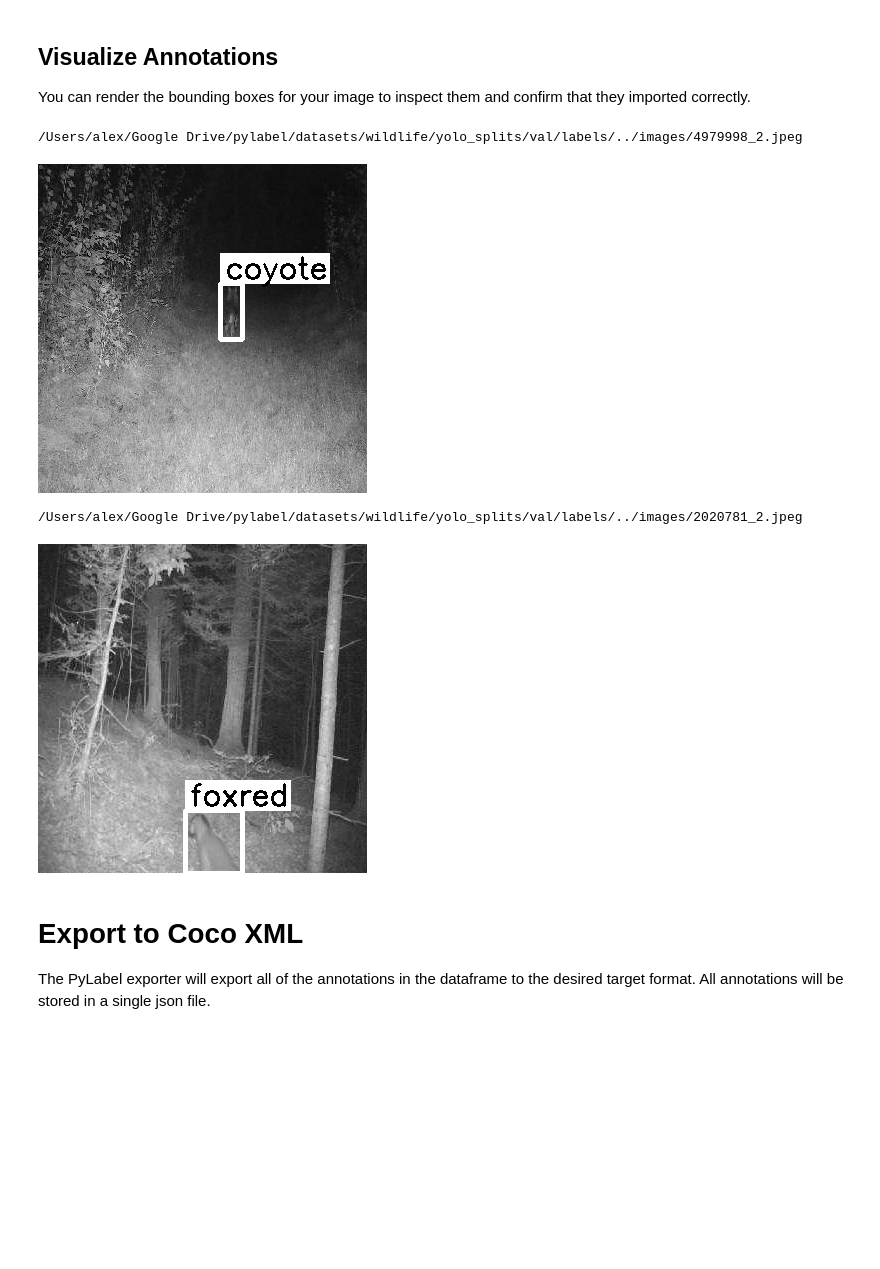
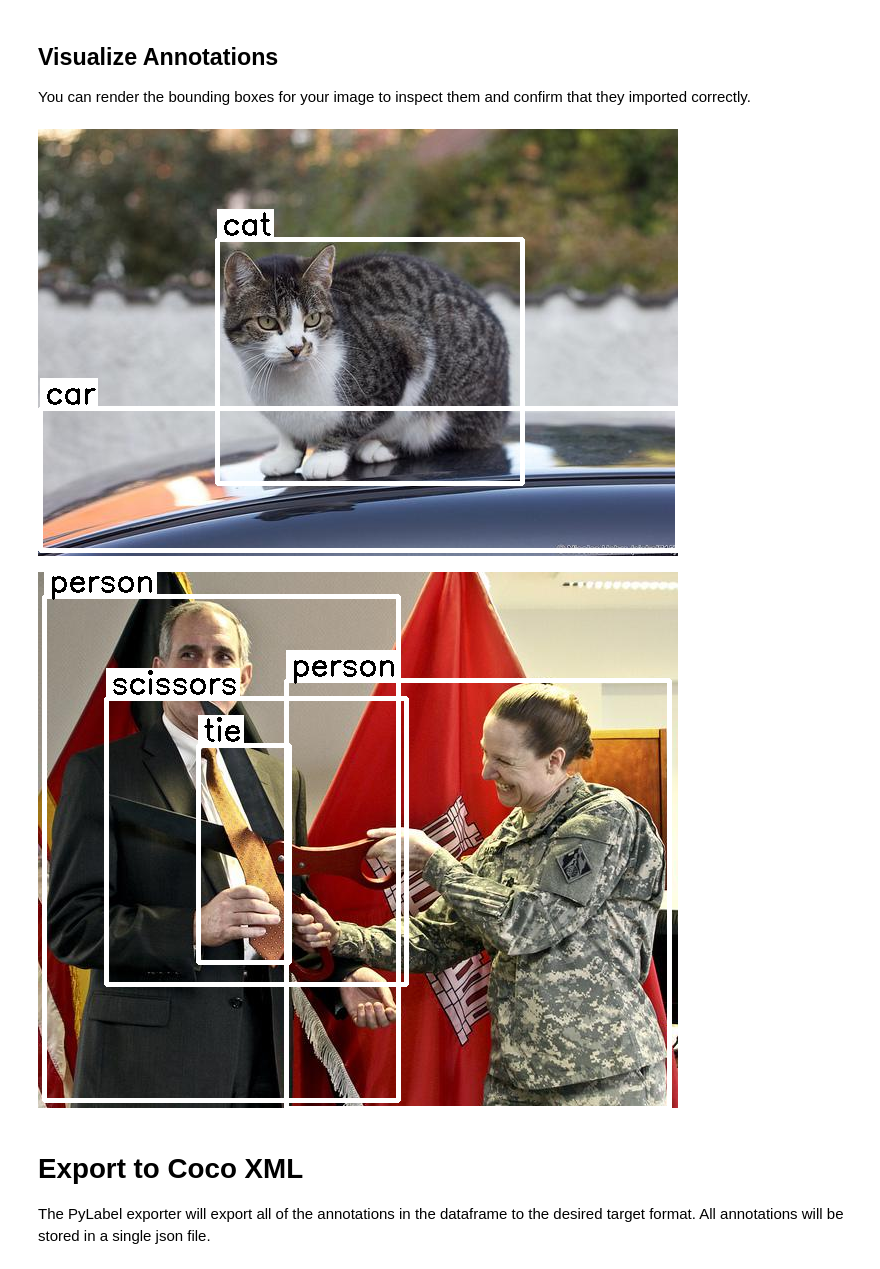
Before and after one commit to pylabel-project/pylabel, a Jupyter notebook: yolo2voc.ipynb, the cells around one changed output. Drawn from its saved outputs; the diff is of its cells as text; code cells hidden in the pictures; blank space fills up the shorter version.

Commit message:
Updated importers and exporters

```diff
--- a/yolo2voc.ipynb
+++ b/yolo2voc.ipynb
@@ -31,0 +45,22 @@ dataset.df.head(5)
+# %%
+path_to_annotations = "data/coco128/labels/train2017/"
+
+#Identify the path to get from the annotations to the images
+path_to_images = "../../images/train2017/"
+
+#Import the dataset into the pylable schema
+#Class names are defined here https://github.com/ultralytics/yolov5/blob/master/data/coco128.yaml
+yoloclasses = ['person', 'bicycle', 'car', 'motorcycle', 'airplane', 'bus', 'train', 'truck', 'boat', 'traffic light',
+        'fire hydrant', 'stop sign', 'parking meter', 'bench', 'bird', 'cat', 'dog', 'horse', 'sheep', 'cow',
+        'elephant', 'bear', 'zebra', 'giraffe', 'backpack', 'umbrella', 'handbag', 'tie', 'suitcase', 'frisbee',
+        'skis', 'snowboard', 'sports ball', 'kite', 'baseball bat', 'baseball glove', 'skateboard', 'surfboard',
+        'tennis racket', 'bottle', 'wine glass', 'cup', 'fork', 'knife', 'spoon', 'bowl', 'banana', 'apple',
+        'sandwich', 'orange', 'broccoli', 'carrot', 'hot dog', 'pizza', 'donut', 'cake', 'chair', 'couch',
+        'potted plant', 'bed', 'dining table', 'toilet', 'tv', 'laptop', 'mouse', 'remote', 'keyboard', 'cell phone',
+        'microwave', 'oven', 'toaster', 'sink', 'refrigerator', 'book', 'clock', 'vase', 'scissors', 'teddy bear',
+        'hair drier', 'toothbrush']
+dataset = importer.ImportYoloV5(path=path_to_annotations, path_to_images=path_to_images, cat_names=yoloclasses,
+    img_ext="jpg", name="coco128")
+
+dataset.df.head(5)
+#dataset.df.loc[:, dataset.df.columns.str.startswith('ann')]
@@ -61,12 +105,10 @@ You can render the bounding boxes for your image to inspect them and confirm tha
 # %%
 from IPython.display import Image, display
 display(dataset.visualize.ShowBoundingBoxes(dataset, 100))
-display(dataset.visualize.ShowBoundingBoxes(dataset, "2020781_2.jpeg"))
+display(dataset.visualize.ShowBoundingBoxes(dataset, 50))
 # %% [output]
-/Users/alex/Google Drive/pylabel/datasets/wildlife/yolo_splits/val/labels/../images/4979998_2.jpeg
-[figure, old version]
+[figure, new version]
-/Users/alex/Google Drive/pylabel/datasets/wildlife/yolo_splits/val/labels/../images/2020781_2.jpeg
-[figure, old version]
+[figure, new version]
 # %% [markdown]
 # Export to Coco XML
 The PyLabel exporter will export all of the annotations in the dataframe to the desired target format.
```
Also changed, not shown: parts of 6 cells of this notebook, 6 other files.
